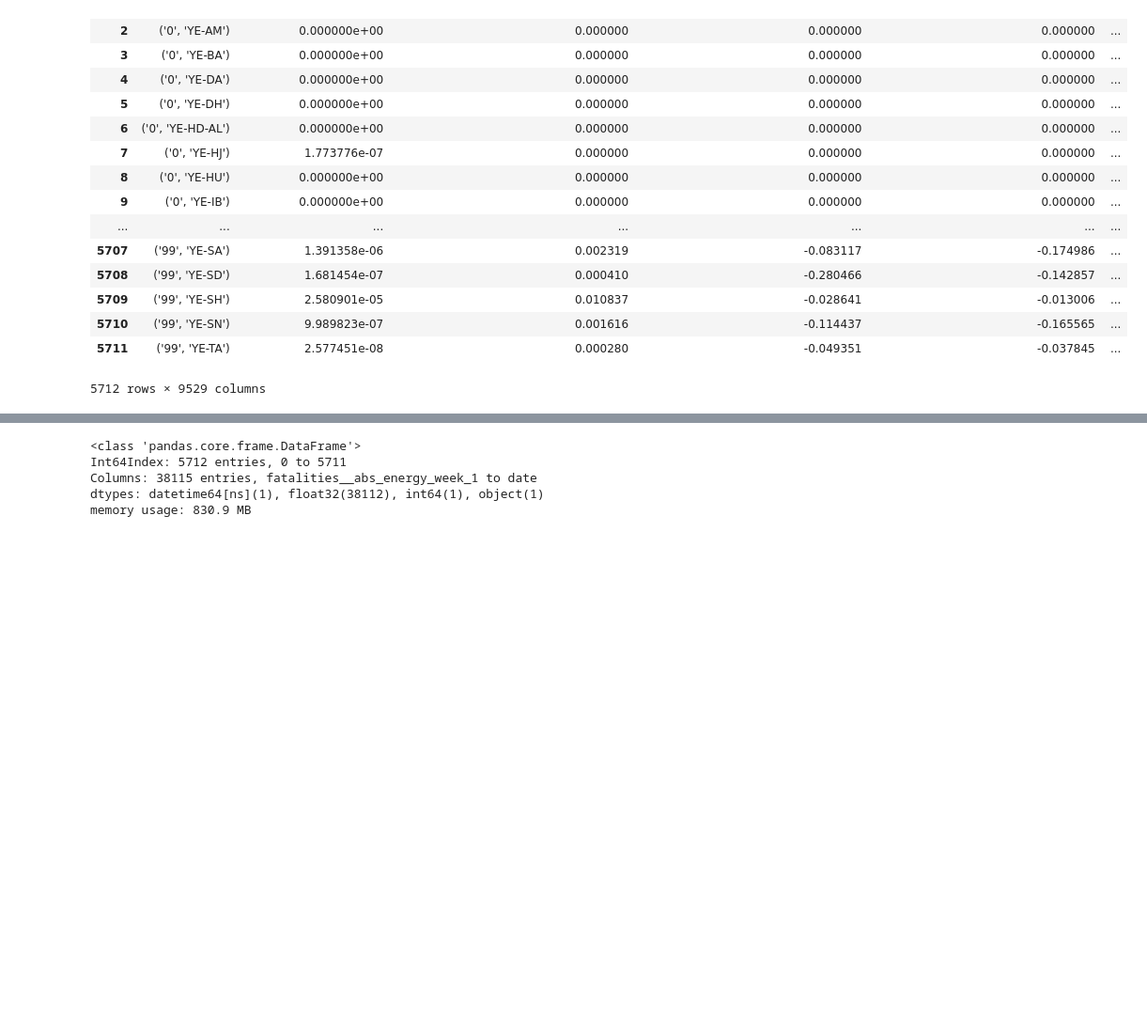
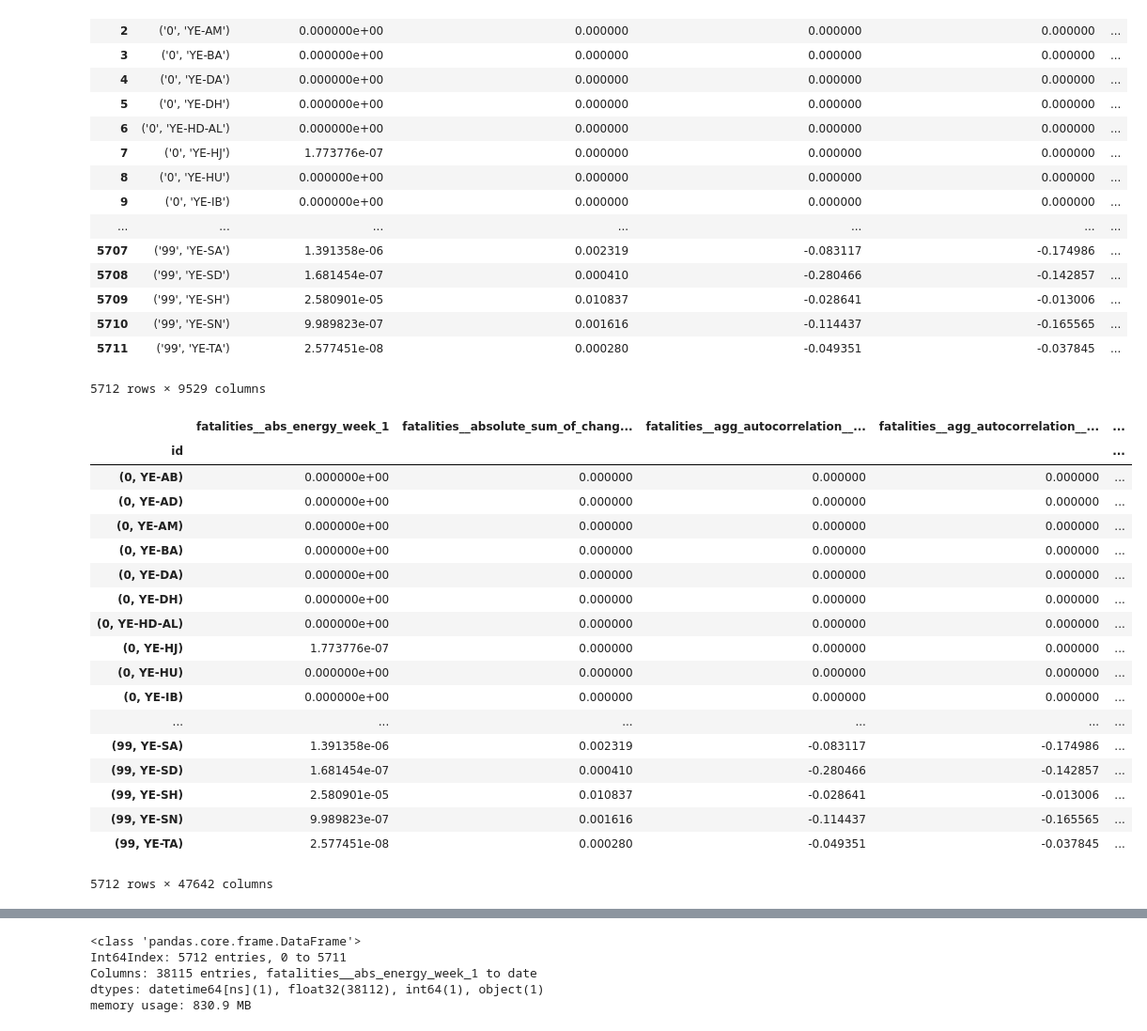
Before and after one commit to rohilbadkundri/CALM, a Jupyter notebook: exhaustive_feature_extraction.ipynb, the cells around one changed output, grey strips where cells are left out. Shown at 94% size. Saved outputs shown, nothing was run; the diff lists cells and outputs as text; code cells hidden in the pictures; blank space fills up the shorter version.

```diff
--- a/exhaustive_feature_extraction.ipynb
+++ b/exhaustive_feature_extraction.ipynb
@@ -298,8 +321,36 @@ extracted_features_week_1 = extracted_features_week_1.apply(pd.to_numeric, downc
+# %%
+extracted_features_week_1.index = extracted_features_week_1.reset_index().id.apply(literal_eval)
+extracted_features_week_2.index = extracted_features_week_2.reset_index().id.apply(literal_eval)
+extracted_features_week_4.index = extracted_features_week_4.reset_index().id.apply(literal_eval)
+extracted_features_week_6.index = extracted_features_week_6.reset_index().id.apply(literal_eval)
+extracted_features_week_8.index = extracted_features_week_8.reset_index().id.apply(literal_eval)
 # %%
-full_extracted_features = extracted_features_week_1.merge(extracted_features_week_2, left_index = True, right_index = True).merge(extracted_features_week_4, left_index = True, right_index = True).merge(extracted_features_week_6, left_index = True, right_index = True)
+full_extracted_features = extracted_features_week_1.merge(extracted_features_week_2, left_index = True, right_index = True).merge(extracted_features_week_4, left_index = True, right_index = True).merge(extracted_features_week_6, left_index = True, right_index = True).merge(extracted_features_week_8, left_index = True, right_index = True)
 # %%
-full_extracted_features['days_from'] = full_extracted_features.reset_index().id.apply(literal_eval).apply(pd.Series)[0]
+full_extracted_features['days_from'] = full_extracted_features.reset_index().id.apply(pd.Series)[0].values
 # %%
-full_extracted_features['gov_iso'] = full_extracted_features.reset_index().id.apply(literal_eval).apply(pd.Series)[1]
+full_extracted_features['gov_iso'] = full_extracted_features.reset_index().id.apply(pd.Series)[1].values
+# %%
+full_extracted_features
+# %% [output]
+|  | fatalities__abs_energy_week_1 | fatalities__absolute_sum_of_chang... | fatalities__agg_autocorrelation__... | fatalities__agg_autocorrelation__... | ... |
+| id |  |  |  |  | ... |
+| (0, YE-AB) | 0.000000e+00 | 0.000000 | 0.000000 | 0.000000 | ... |
+| (0, YE-AD) | 0.000000e+00 | 0.000000 | 0.000000 | 0.000000 | ... |
+| (0, YE-AM) | 0.000000e+00 | 0.000000 | 0.000000 | 0.000000 | ... |
+| (0, YE-BA) | 0.000000e+00 | 0.000000 | 0.000000 | 0.000000 | ... |
+| (0, YE-DA) | 0.000000e+00 | 0.000000 | 0.000000 | 0.000000 | ... |
+| (0, YE-DH) | 0.000000e+00 | 0.000000 | 0.000000 | 0.000000 | ... |
+| (0, YE-HD-AL) | 0.000000e+00 | 0.000000 | 0.000000 | 0.000000 | ... |
+| (0, YE-HJ) | 1.773776e-07 | 0.000000 | 0.000000 | 0.000000 | ... |
+| (0, YE-HU) | 0.000000e+00 | 0.000000 | 0.000000 | 0.000000 | ... |
+| (0, YE-IB) | 0.000000e+00 | 0.000000 | 0.000000 | 0.000000 | ... |
+| ... | ... | ... | ... | ... | ... |
+| (99, YE-SA) | 1.391358e-06 | 0.002319 | -0.083117 | -0.174986 | ... |
+| (99, YE-SD) | 1.681454e-07 | 0.000410 | -0.280466 | -0.142857 | ... |
+| (99, YE-SH) | 2.580901e-05 | 0.010837 | -0.028641 | -0.013006 | ... |
+| (99, YE-SN) | 9.989823e-07 | 0.001616 | -0.114437 | -0.165565 | ... |
+| (99, YE-TA) | 2.577451e-08 | 0.000280 | -0.049351 | -0.037845 | ... |
+5712 rows × 47642 columns
 # %%
 full_extracted_features_processed = full_extracted_features.reset_index(drop = True)
```
Also changed, not shown: parts of 26 cells of this notebook, 2 other files.
